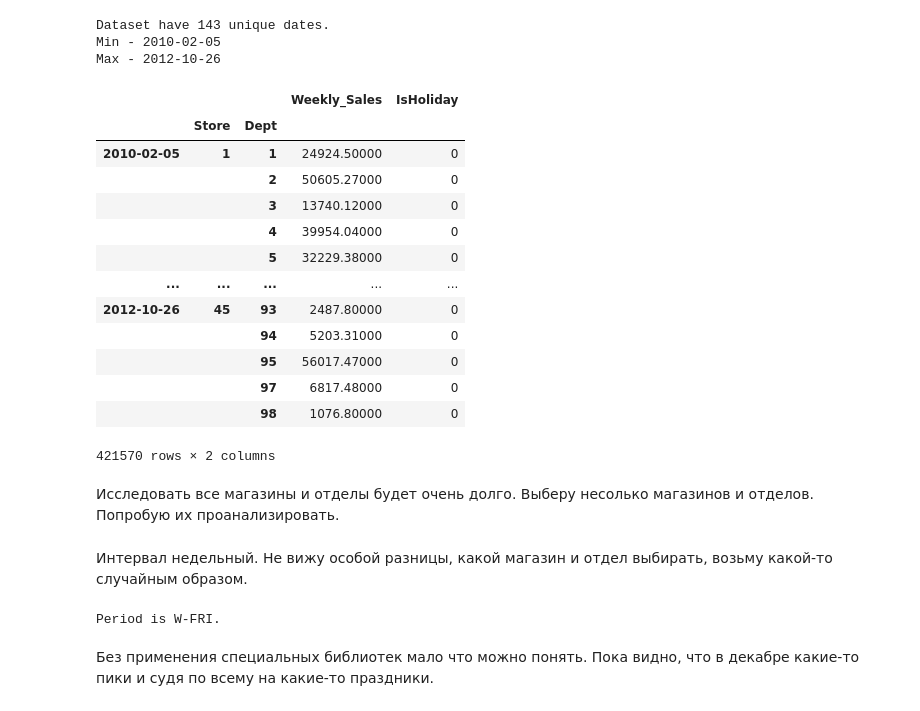
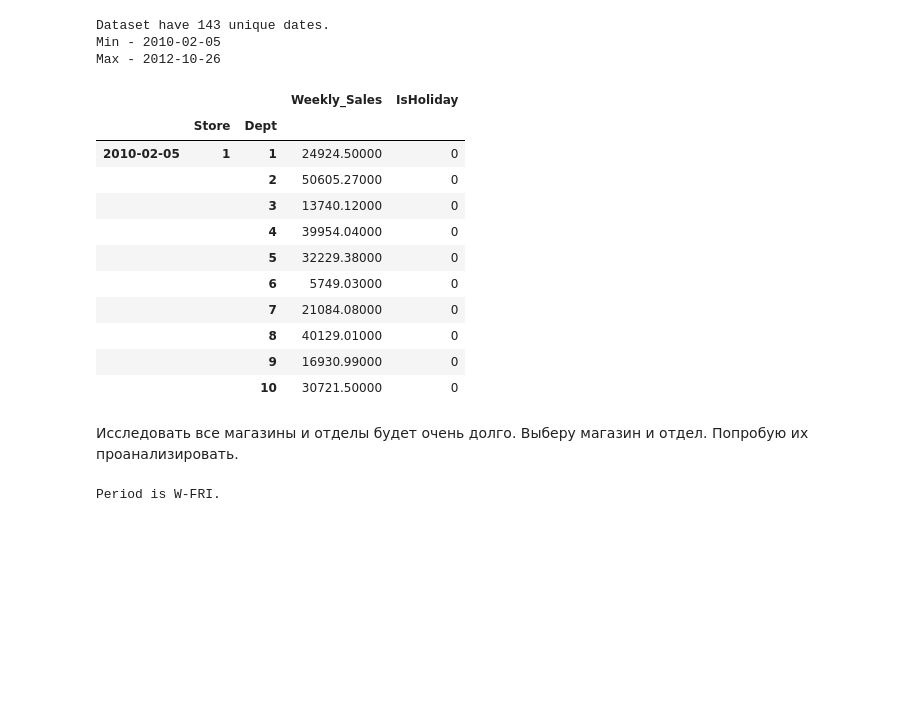
Before and after one commit to jast4ik/Hillel_ML_HW, a Jupyter notebook: Homework13/HW13.ipynb, the cells around one changed output. Drawn from its saved outputs; the diff is of its cells as text; code cells hidden in the pictures; blank space fills up the shorter version.

```diff
--- a/Homework13/HW13.ipynb
+++ b/Homework13/HW13.ipynb
@@ -119,25 +142,21 @@ Dataset have 143 unique dates.
 Min - 2010-02-05
 Max - 2012-10-26
 # %%
-src_df.groupby([src_df.index, src_df.Store, src_df.Dept]).aggregate(np.sum)
+src_df.groupby([src_df.index, src_df.Store, src_df.Dept]).aggregate(np.sum).head(10)
 # %% [output]
 |  |  |  | Weekly_Sales | IsHoliday |
 |  | Store | Dept |  |  |
 | 2010-02-05 | 1 | 1 | 24924.50000 | 0 |
 |  |  | 2 | 50605.27000 | 0 |
 |  |  | 3 | 13740.12000 | 0 |
 |  |  | 4 | 39954.04000 | 0 |
 |  |  | 5 | 32229.38000 | 0 |
-| ... | ... | ... | ... | ... |
-| 2012-10-26 | 45 | 93 | 2487.80000 | 0 |
-|  |  | 94 | 5203.31000 | 0 |
-|  |  | 95 | 56017.47000 | 0 |
-|  |  | 97 | 6817.48000 | 0 |
-|  |  | 98 | 1076.80000 | 0 |
+|  |  | 6 | 5749.03000 | 0 |
+|  |  | 7 | 21084.08000 | 0 |
+|  |  | 8 | 40129.01000 | 0 |
+|  |  | 9 | 16930.99000 | 0 |
+|  |  | 10 | 30721.50000 | 0 |
-421570 rows × 2 columns
 # %% [markdown]
-Исследовать все магазины и отделы будет очень долго. Выберу несолько магазинов и отделов. Попробую их проанализировать.
+Исследовать все магазины и отделы будет очень долго. Выберу магазин и отдел. Попробую их проанализировать.
-# %% [markdown]
-Интервал недельный. Не вижу особой разницы, какой магазин и отдел выбирать, возьму какой-то случайным образом.
 # %%
 S8D5_df = src_df.loc[(src_df['Store'] == 8) & (src_df['Dept'] == 5)].drop(['Store', 'Dept', 'IsHoliday'], axis=1)
@@ -146,4 +165,2 @@ print("Period is {}.".format(S8D5_df.index.inferred_freq))
 # %% [output]
 Period is W-FRI.
-# %% [markdown]
-Без применения специальных библиотек мало что можно понять. Пока видно, что в декабре какие-то пики и судя по всему на какие-то праздники.
```
Also changed, not shown: parts of 28 cells of this notebook, 1 other file.
